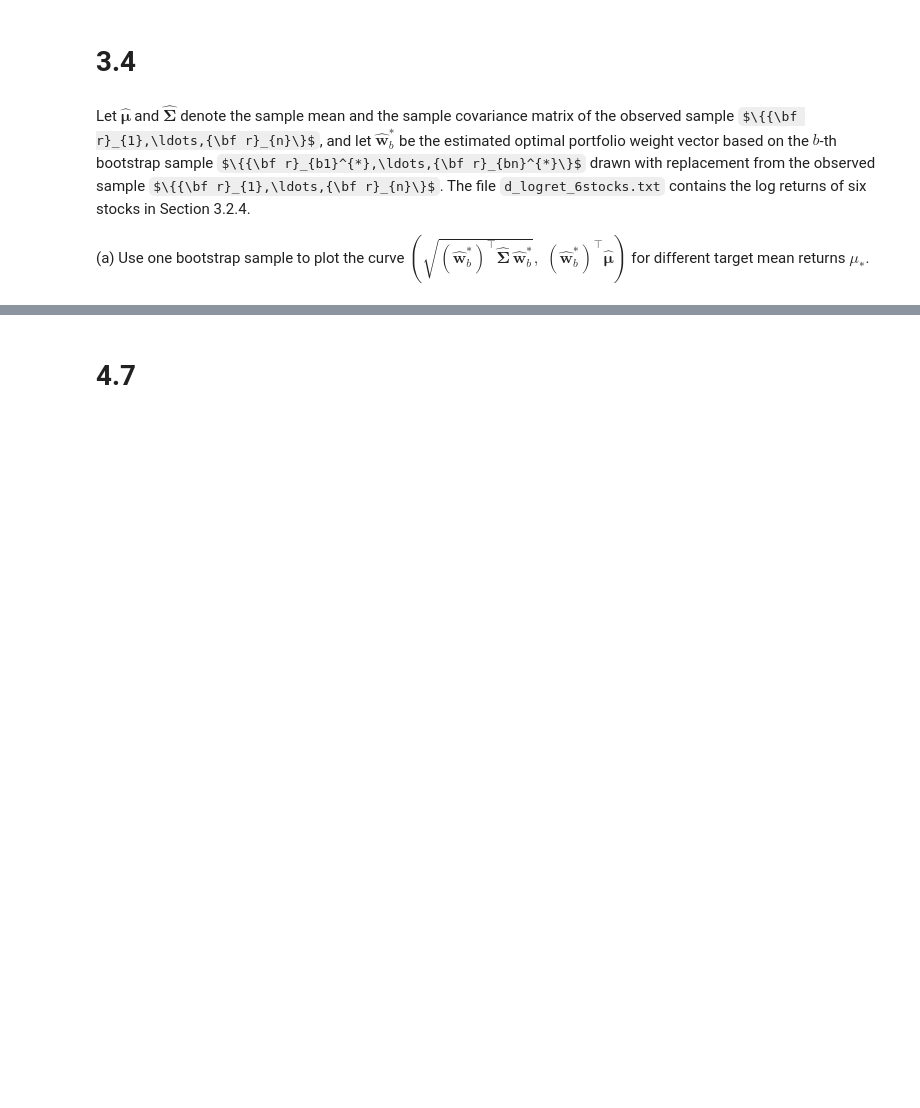
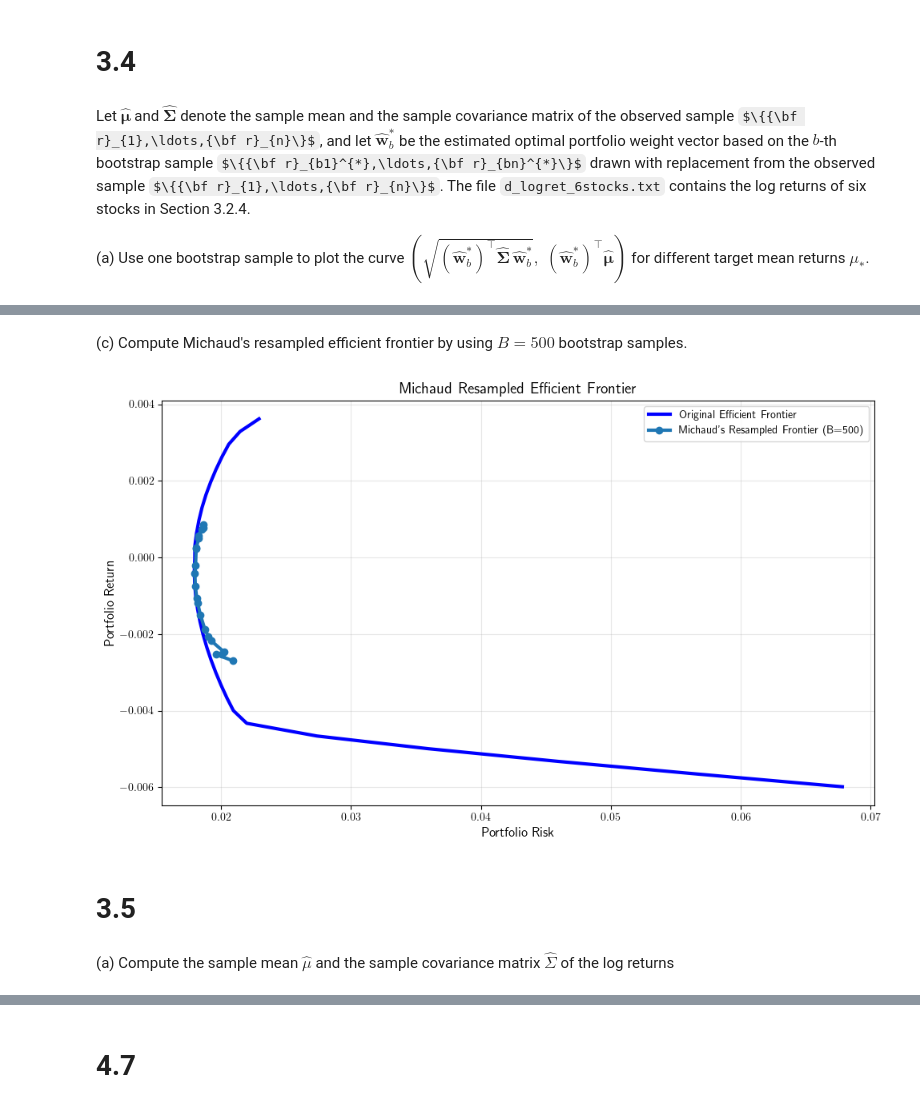
Before and after one commit to jujopo/ams-516, a Jupyter notebook: hw4.ipynb, the cells around one changed output, grey strips where cells are left out. Drawn from its saved outputs; the diff is of its cells as text; code cells hidden in the pictures; some formulas as TeX source; blank space fills up the shorter version.

```diff
--- a/hw4.ipynb
+++ b/hw4.ipynb
@@ -214,0 +347,2 @@ GM      0.000063  0.000237  0.000396
+# %% [markdown]
+(c) Compute Michaud's resampled efficient frontier by using $B = 500$ bootstrap samples.
@@ -214,0 +392,19 @@ GM      0.000063  0.000237  0.000396
+# %%
+# Plot comparison
+plt.figure(figsize=(10, 6))
+plt.plot(orig_frontier_array[:, 0], orig_frontier_array[:, 1],
+         'b-', linewidth=3, label='Original Efficient Frontier')
+plt.plot(michaud_risks_sorted, michaud_returns_sorted,
+         'o-', linewidth=3, label=f"Michaud's Resampled Frontier (B={B})")
+
+plt.xlabel('Portfolio Risk', fontsize=12)
+plt.ylabel('Portfolio Return', fontsize=12)
+plt.title('Michaud Resampled Efficient Frontier', fontsize=14)
+plt.legend()
+plt.grid(True, alpha=0.3)
+plt.tight_layout()
+plt.show()
+# %% [output]
+[figure, added]
+# %% [markdown]
+# 3.5
@@ -214,0 +448,3 @@ GM      0.000063  0.000237  0.000396
+# %% [markdown]
+(a)  Compute the sample mean $\hat{\mu}$ and the sample covariance matrix $\hat{\Sigma}$ of
+the log returns
```
Also changed, not shown: parts of 20 cells of this notebook, 1 other file.
